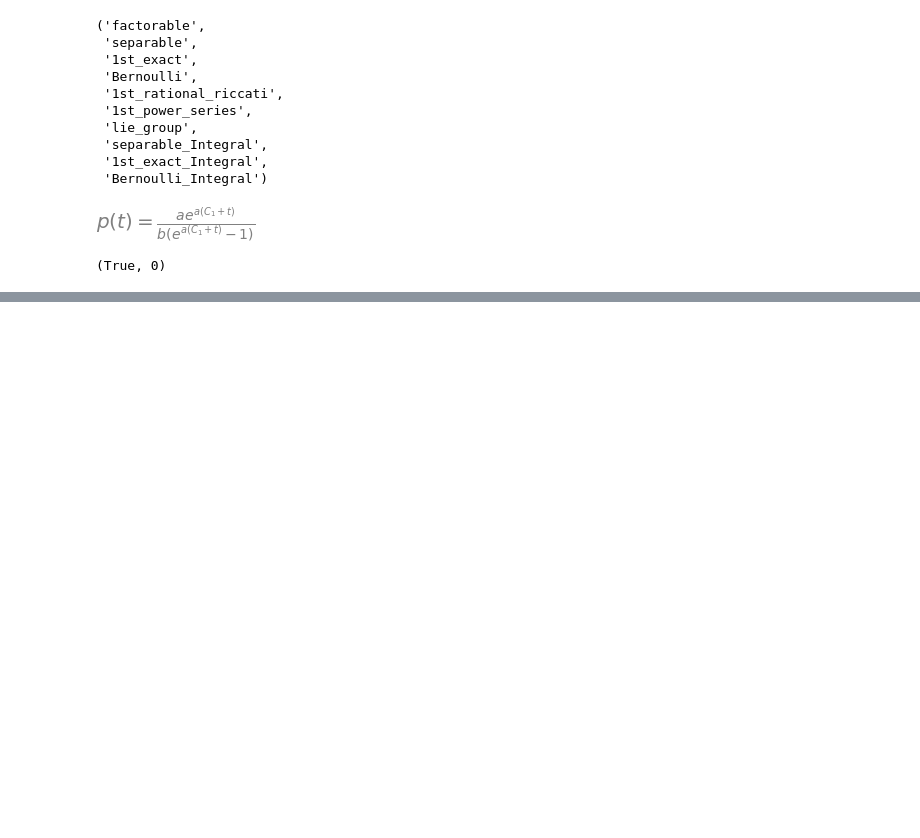
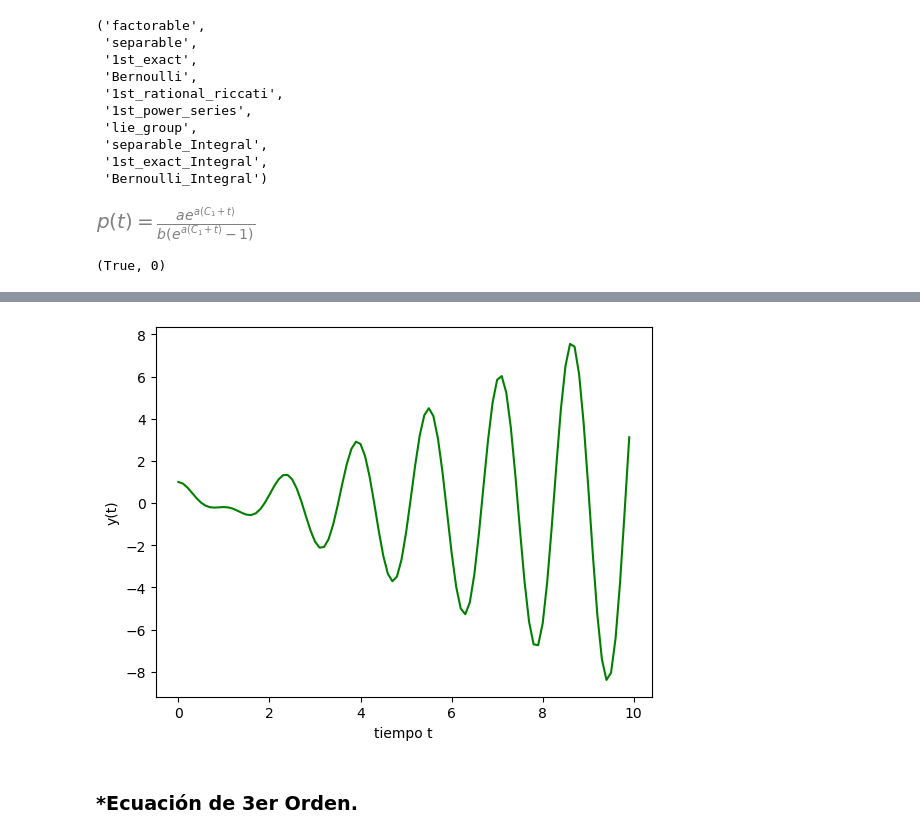
Before and after one commit to JaviMH24/Topicos-de-Ecuaciones-Diferenciales, a Jupyter notebook: Ec_Dif_con_Python.ipynb, the cells around one changed output, grey strips where cells are left out. Drawn from its saved outputs; the diff is of its cells as text; code cells hidden in the pictures; blank space fills up the shorter version.

```diff
--- a/Ec_Dif_con_Python.ipynb
+++ b/Ec_Dif_con_Python.ipynb
@@ -99,0 +150,5 @@ sp.checkodesol(ode,sol)
+# %%
+# Evaluando las condiciones iniciales
+const=sp.solve([sol3.rhs.subs(t,0)-1, sol3.rhs.diff(t,1).subs(t,0)-0])
+C1, C2 = sp.symbols('C1,C2')
+sol3=sol3.subs(const)
@@ -99,0 +159,16 @@ sp.checkodesol(ode,sol)
+# %%
+#Generamos el resultado anterior como función para graficar
+func1 = sp.lambdify(t,sol3.rhs,'numpy')
+import scipy
+xx = np.arange(0,10,.1)
+yy1 = func1(xx)
+# %%
+#Graficamos
+plt.plot(xx,yy1,'r', color='green') #comando color para ambiar el color de la graf.
+plt.xlabel('tiempo t') #Titulos de los ejes
+plt.ylabel('y(t)')
+plt.show()
+# %% [output]
+[figure, added]
+# %% [markdown]
+### *Ecuación de 3er Orden.
```
Also changed, not shown: parts of 15 cells of this notebook.
